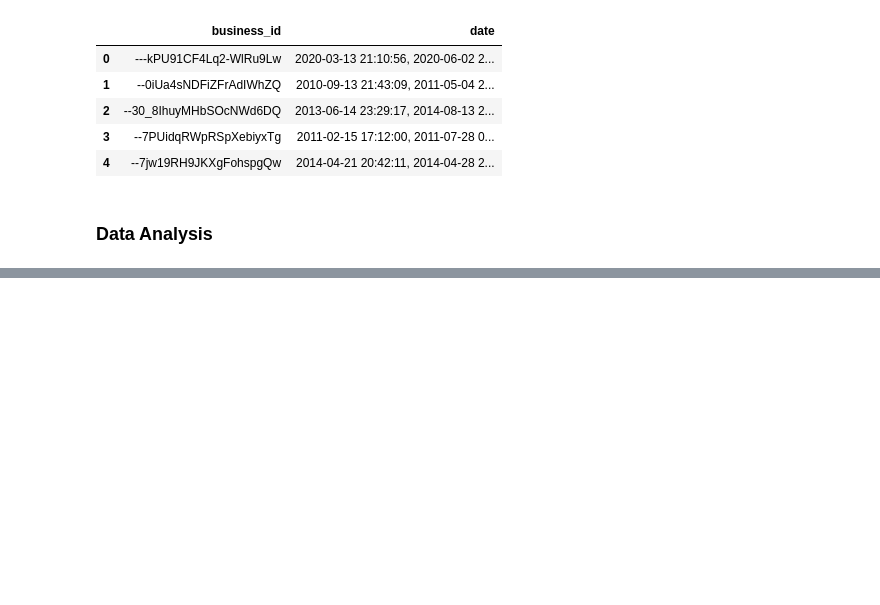
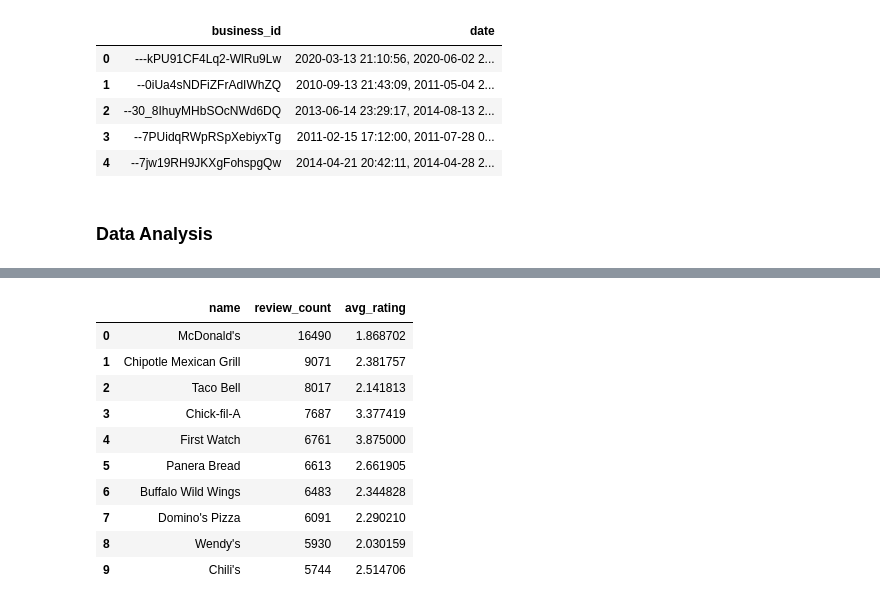
Before and after one commit to Engineer-purvesh18/Customer_Engagement, a Jupyter notebook: analysis.ipynb, the cells around one changed output, grey strips where cells are left out. Drawn from its saved outputs; the diff is of its cells as text; code cells hidden in the pictures; blank space fills up the shorter version.

```diff
--- a/analysis.ipynb
+++ b/analysis.ipynb
@@ -73,0 +164,20 @@ for table in tables['name']:
+# %%
+# Which restaurants have the highest number of reviews?
+pd.read_sql_query(f"""SELECT name, SUM(review_count) as review_count, AVG(stars) AS avg_rating
+FROM business
+WHERE business_id IN {tuple(business_id['business_id'])}
+GROUP BY name
+ORDER BY review_count DESC
+LIMIT 10;""",conn)
+# %% [output]
+|  | name | review_count | avg_rating |
+| 0 | McDonald's | 16490 | 1.868702 |
+| 1 | Chipotle Mexican Grill | 9071 | 2.381757 |
+| 2 | Taco Bell | 8017 | 2.141813 |
+| 3 | Chick-fil-A | 7687 | 3.377419 |
+| 4 | First Watch | 6761 | 3.875000 |
+| 5 | Panera Bread | 6613 | 2.661905 |
+| 6 | Buffalo Wild Wings | 6483 | 2.344828 |
+| 7 | Domino's Pizza | 6091 | 2.290210 |
+| 8 | Wendy's | 5930 | 2.030159 |
+| 9 | Chili's | 5744 | 2.514706 |
```
Also changed, not shown: parts of 7 cells of this notebook.
